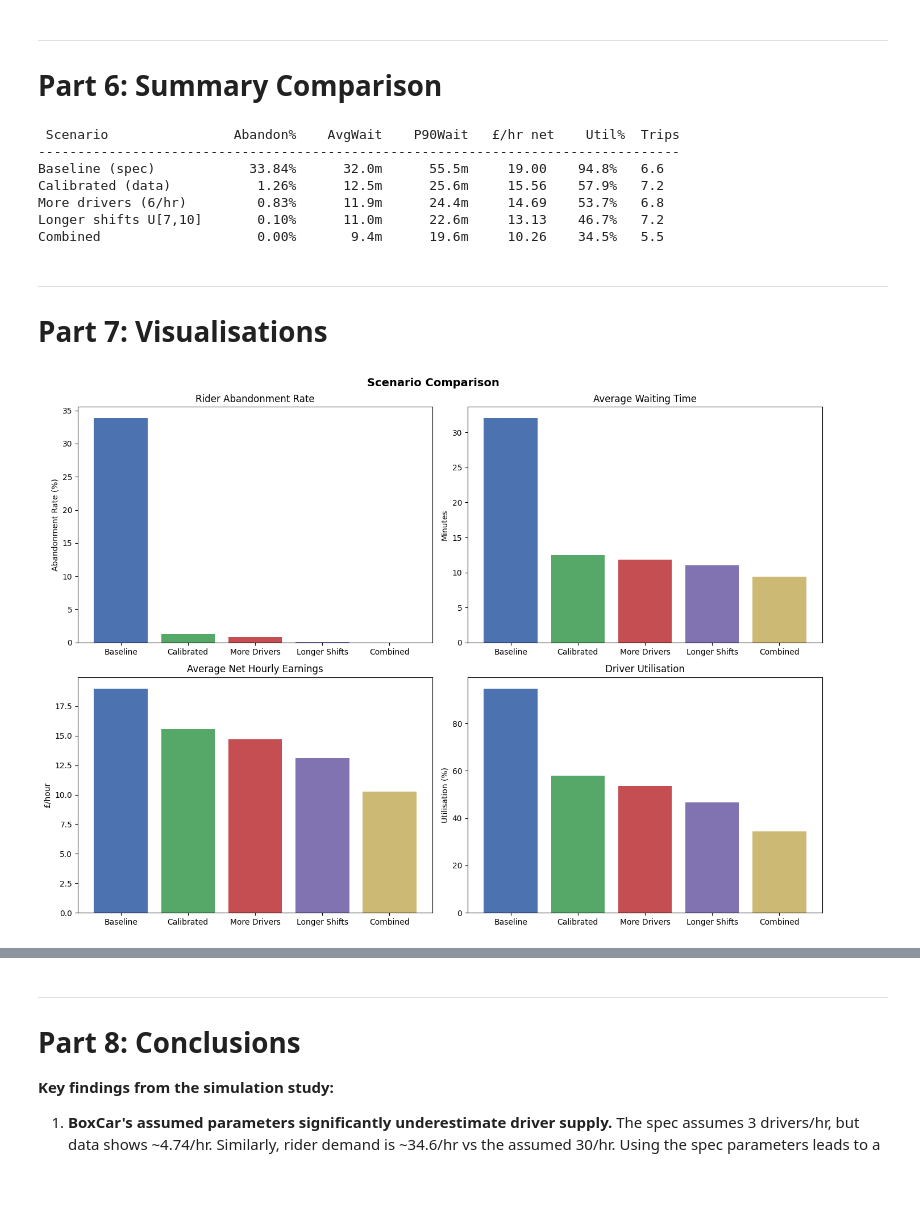
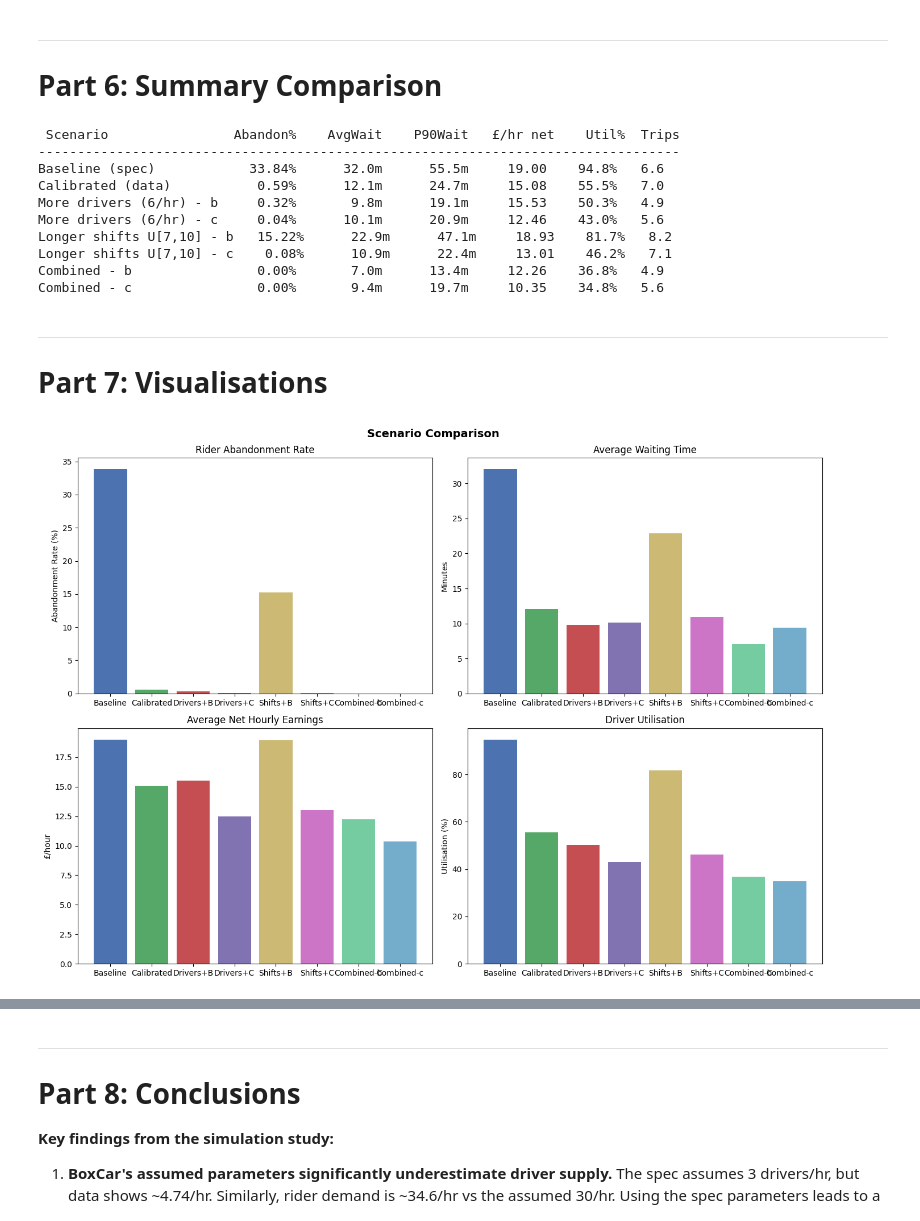
Before and after one commit to Danjiv/simulation, a Jupyter notebook: BoxCar_simulaton (1).ipynb, the cells around one changed output, grey strips where cells are left out. Drawn from its saved outputs; the diff is of its cells as text; code cells hidden in the pictures; blank space fills up the shorter version.

Commit message:
have ruined the labels on the charts

```diff
--- a/BoxCar_simulaton (1).ipynb
+++ b/BoxCar_simulaton (1).ipynb
@@ -1049,15 +1058,29 @@ print_metrics(imp2_avg, "IMPROVEMENT 2: Longer shifts U[7,10]")
 # %%
 # Improvement 3: Combined
-imp3_params = calibrated_params.copy()
-imp3_params["driver_rate"] = 6.0
-imp3_params["shift_min"] = 7
-imp3_params["shift_max"] = 10
 
-imp3_results = []
+imp3_params_b = baseline_params.copy()
+imp3_params_b["driver_rate"] = 6.0
+imp3_params_b["shift_min"] = 7
+imp3_params_b["shift_max"] = 10
+
+imp3_results_b = []
 for rep in range(NUM_REPS):
-    sim = BoxCarSimulation(imp3_params, seed=42 + rep)
-    imp3_results.append(sim.run())
-imp3_avg = average_metrics(imp3_results)
-print_metrics(imp3_avg, "IMPROVEMENT 3: Combined")
+    sim = BoxCarSimulation(imp3_params_b, seed=42 + rep)
+    imp3_results_b.append(sim.run())
+imp3_avg_b = average_metrics(imp3_results_b)
+print_metrics(imp3_avg_b, "IMPROVEMENT 3: Combined - baseline params")
+
+
+imp3_params_c = calibrated_params.copy()
+imp3_params_c["driver_rate"] = 6.0
+imp3_params_c["shift_min"] = 7
+imp3_params_c["shift_max"] = 10
+
+imp3_results_c = []
+for rep in range(NUM_REPS):
+    sim = BoxCarSimulation(imp3_params_c, seed=42 + rep)
+    imp3_results_c.append(sim.run())
+imp3_avg_c = average_metrics(imp3_results_c)
+print_metrics(imp3_avg_c, "IMPROVEMENT 3: Combined - calibrated params")
 # %% [output]
 =======================================================
@@ -1084,9 +1107,12 @@ print_metrics(imp3_avg, "IMPROVEMENT 3: Combined")
 scenarios = {
     "Baseline (spec)": baseline_avg,
     "Calibrated (data)": calibrated_avg,
-    "More drivers (6/hr)": imp1_avg,
-    "Longer shifts U[7,10]": imp2_avg,
-    "Combined": imp3_avg,
+    "More drivers (6/hr) - b": imp1_avg_b,
+    "More drivers (6/hr) - c": imp1_avg_c,
+    "Longer shifts U[7,10] - b": imp2_avg_b,
+    "Longer shifts U[7,10] - c": imp2_avg_c,
+    "Combined - b": imp3_avg_b,
+    "Combined - c": imp3_avg_c,
 }
 
 header = f"{' Scenario':<24} {'Abandon%':>8} {'AvgWait':>10} {'P90Wait':>10} {'£/hr net':>10} {'Util%':>8} {'Trips':>6}"
@@ -1103,49 +1129,52 @@ for name, m in scenarios.items():
  Scenario                Abandon%    AvgWait    P90Wait   £/hr net    Util%  Trips
 ----------------------------------------------------------------------------------
 Baseline (spec)            33.84%      32.0m      55.5m     19.00    94.8%   6.6
-Calibrated (data)           1.26%      12.5m      25.6m     15.56    57.9%   7.2
-More drivers (6/hr)         0.83%      11.9m      24.4m     14.69    53.7%   6.8
-Longer shifts U[7,10]       0.10%      11.0m      22.6m     13.13    46.7%   7.2
-Combined                    0.00%       9.4m      19.6m     10.26    34.5%   5.5
+Calibrated (data)           0.59%      12.1m      24.7m     15.08    55.5%   7.0
+More drivers (6/hr) - b     0.32%       9.8m      19.1m     15.53    50.3%   4.9
+More drivers (6/hr) - c     0.04%      10.1m      20.9m     12.46    43.0%   5.6
+Longer shifts U[7,10] - b   15.22%      22.9m      47.1m     18.93    81.7%   8.2
+Longer shifts U[7,10] - c    0.08%      10.9m      22.4m     13.01    46.2%   7.1
+Combined - b                0.00%       7.0m      13.4m     12.26    36.8%   4.9
+Combined - c                0.00%       9.4m      19.7m     10.35    34.8%   5.6
 # %% [markdown]
 ---
 # Part 7: Visualisations
 # %%
 names = list(scenarios.keys())
-short_names = ["Baseline", "Calibrated", "More Drivers", "Longer Shifts", "Combined"]
-colors = ["#4C72B0", "#55A868", "#C44E52", "#8172B2", "#CCB974"]
+short_names = ["Baseline", "Calibrated", "Drivers+B", "Drivers+C", "Shifts+B", "Shifts+C", "Comb-b", "Comb-c"]
+colors = ["#4C72B0", "#55A868", "#C44E52", "#8172B2", "#CCB974", "#CC74C5", "#74CCA0", "#74ACCC"]
 
 fig, axes = plt.subplots(2, 2, figsize=(14, 10))
 
 # Abandonment rate
 vals = [scenarios[n]["abandon_rate"]*100 for n in names]
 axes[0,0].bar(short_names, vals, color=colors)
 axes[0,0].set_ylabel("Abandonment Rate (%)")
 axes[0,0].set_title("Rider Abandonment Rate")
 
 # Average waiting time
 vals = [scenarios[n]["avg_wait"]*60 for n in names]
 axes[0,1].bar(short_names, vals, color=colors)
 axes[0,1].set_ylabel("Minutes")
 axes[0,1].set_title("Average Waiting Time")
 
 # Hourly net earnings
 vals = [scenarios[n]["avg_hourly_net"] for n in names]
 axes[1,0].bar(short_names, vals, color=colors)
 axes[1,0].set_ylabel("£/hour")
 axes[1,0].set_title("Average Net Hourly Earnings")
 
 # Utilisation
 vals = [scenarios[n]["avg_utilisation"]*100 for n in names]
 axes[1,1].bar(short_names, vals, color=colors)
 axes[1,1].set_ylabel("Utilisation (%)")
 axes[1,1].set_title("Driver Utilisation")
 
 plt.suptitle("Scenario Comparison", fontsize=14, fontweight="bold")
 plt.tight_layout()
 plt.show()
 # %% [output]
-[figure, old version]
+[figure, new version]
 # %%
 # Distribution plots from one calibrated run
 cal = calibrated_results[0]
```
Also changed, not shown: parts of 12 cells of this notebook.
